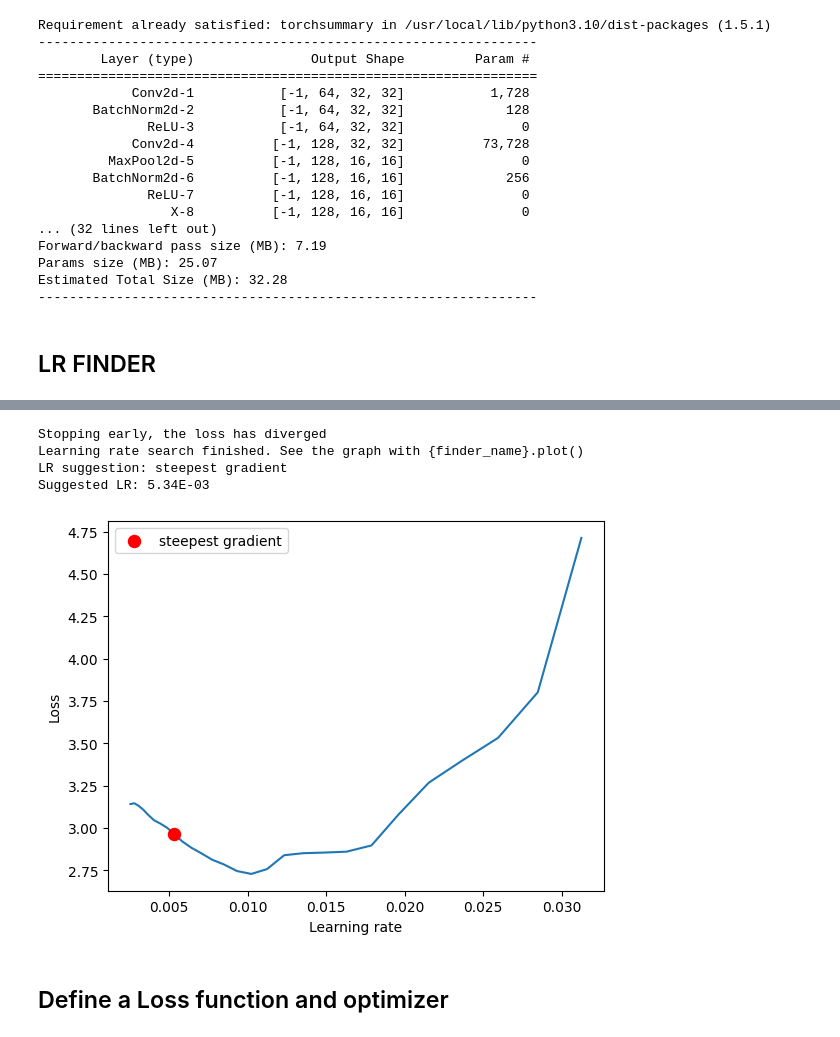
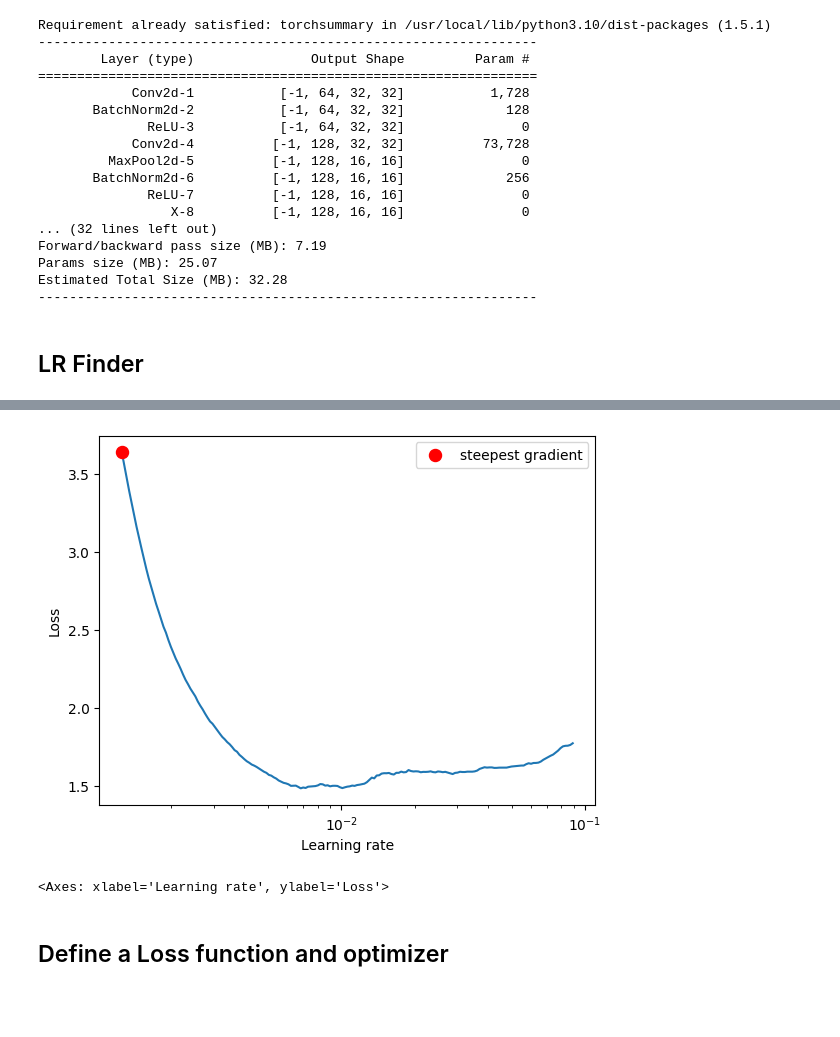
Before and after one commit to sujitojha1/ERA1, a Jupyter notebook: Session10/ERA1_S10_CIFAR10_Resnet.ipynb, the cells around one changed output, grey strips where cells are left out. Drawn from its saved outputs; the diff is of its cells as text; code cells hidden in the pictures; blank space fills up the shorter version.

```diff
--- a/Session10/ERA1_S10_CIFAR10_Resnet.ipynb
+++ b/Session10/ERA1_S10_CIFAR10_Resnet.ipynb
@@ -102,21 +111,17 @@ Params size (MB): 25.07
 Estimated Total Size (MB): 32.28
 ----------------------------------------------------------------
 # %% [markdown]
-## LR FINDER
+## LR Finder
 # %%
-#https://github.com/davidtvs/pytorch-lr-finder
-!pip install torch-lr-finder
 import copy
-import torch
 from torch_lr_finder import LRFinder
 import torch.nn as nn
-import torch.optim as optim
 import numpy as np
 
+net_exp = copy.deepcopy(net)
+optimizer = torch.optim.Adam(net_exp.parameters(), lr=0.001, weight_decay=0.01)
 criterion = nn.CrossEntropyLoss()
-optimizer = optim.Adam(net.parameters(), lr=1e-3, weight_decay=1e-2)
-lr_finder = LRFinder(net, optimizer, criterion, device="cuda")
-lr_finder.range_test(trainloader, val_loader=testloader, end_lr=10, num_iter=100, step_mode="exp")
-lr_finder.plot(log_lr=False)
-lr_finder.reset()
+lr_finder = LRFinder(net_exp, optimizer, criterion, device=device)
+lr_finder.range_test(trainloader, end_lr=0.1, num_iter=200)
+lr_finder.plot()
 # %% [output]
@@ -140,8 +131,5 @@ Requirement already satisfied: mpmath>=0.19 in /usr/local/lib/python3.10/dist-pa
+[figure, new version]
-Stopping early, the loss has diverged
-Learning rate search finished. See the graph with {finder_name}.plot()
-LR suggestion: steepest gradient
-Suggested LR: 5.34E-03
+<Axes: xlabel='Learning rate', ylabel='Loss'>
-[figure, old version]
 # %% [markdown]
 ## Define a Loss function and optimizer
 # %%
```
Also changed, not shown: parts of 18 cells of this notebook.
